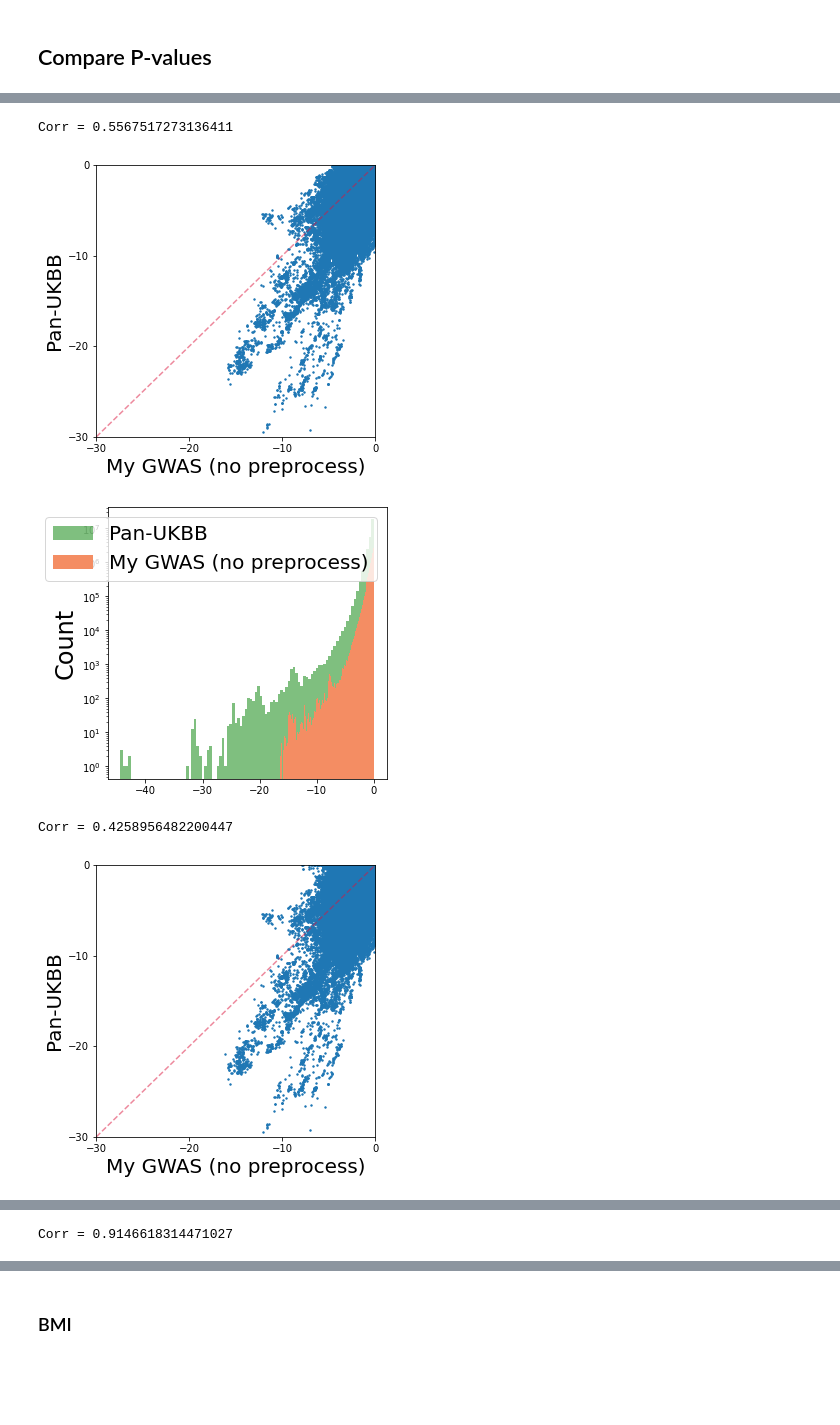
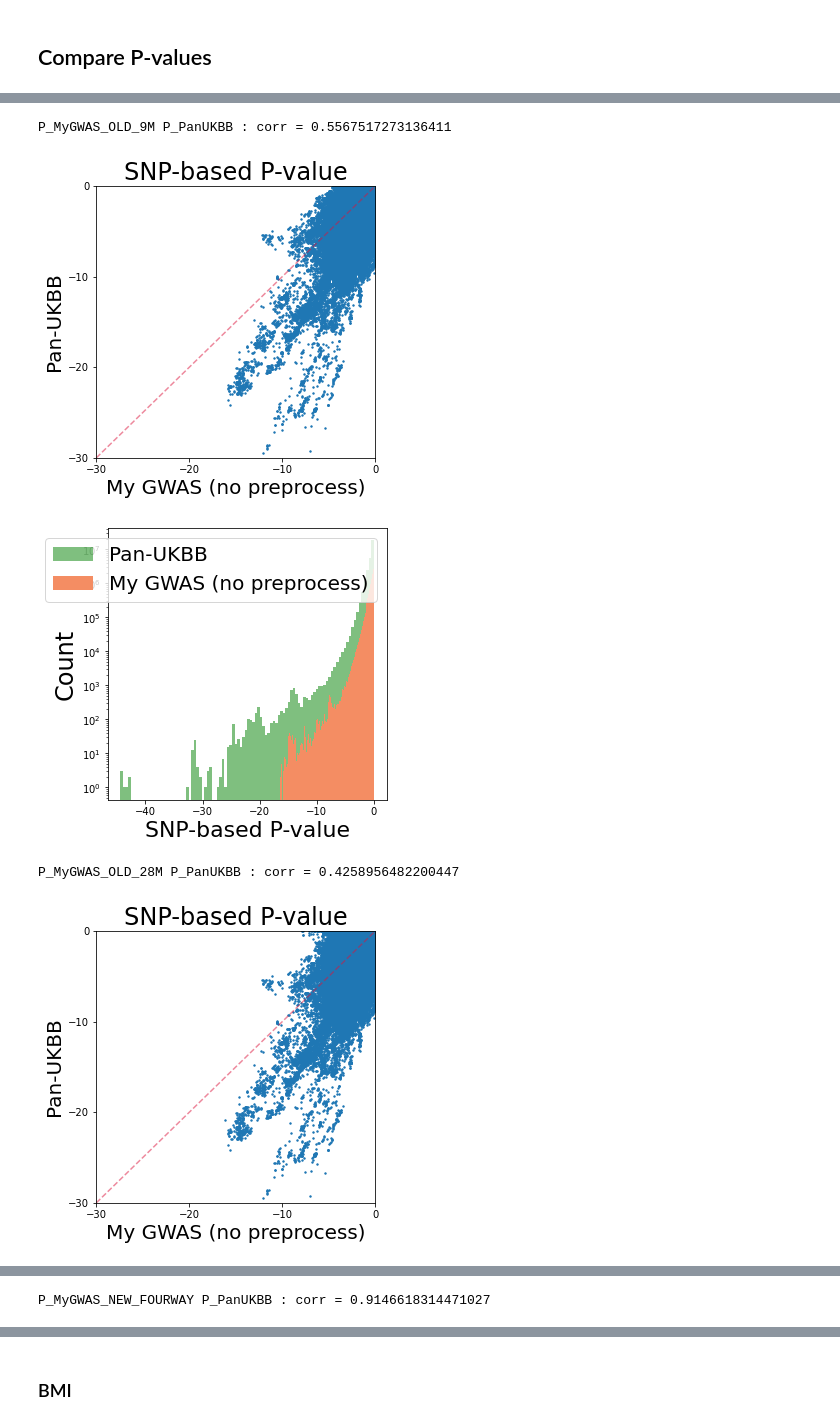
Before and after one commit to shtainze/ukbb, a Jupyter notebook: code/analysis/specific/20230605_01_05_sleep_GWAS_comparison.ipynb, the cells around one changed output, grey strips where cells are left out. Saved outputs shown, nothing was run; the diff lists cells and outputs as text; code cells hidden in the pictures; blank space fills up the shorter version.

```diff
--- a/code/analysis/specific/20230605_01_05_sleep_GWAS_comparison.ipynb
+++ b/code/analysis/specific/20230605_01_05_sleep_GWAS_comparison.ipynb
@@ -290,16 +325,11 @@ def func_venn2(set_genes_1, set_genes_2, list_names):
 # %%
 df_sumstat_mygwas_old_9m = polars_read(FILE_SUMSTAT_MYGWAS_OLD_9M, "P_MyGWAS_OLD_9M")
 df_sumstat_mygwas_old_28m = polars_read(FILE_SUMSTAT_MYGWAS_OLD_28M, "P_MyGWAS_OLD_28M")
+
 df_sumstat_mygwas_new_fourway = polars_read(FILE_SUMSTAT_MYGWAS_NEW_FOURWAY, "P_MyGWAS_NEW_FOURWAY")
-
-# Input + output: my current results - two-way
-DIR_MYGWAS_NEW_TWOWAY = os.path.join(DIR_MYGWAS_CURRENT, "1180-0.0_Chronotype_twoway_small_taihi")
-FILE_SUMSTAT_MYGWAS_NEW_TWOWAY = os.path.join(
-    DIR_MYGWAS_NEW_TWOWAY, "pval_for_magma.txt")
-FILE_ANNOTATED_MYGWAS_NEW_TWOWAY = os.path.join(
-    DIR_MYGWAS_NEW_TWOWAY, "magma", "with_p_correction.csv")
-
 df_sumstat_mygwas_new_twoway = polars_read(FILE_SUMSTAT_MYGWAS_NEW_TWOWAY, "P_MyGWAS_NEW_TWOWAY")
 df_sumstat_mygwas_new_definite = polars_read(FILE_SUMSTAT_MYGWAS_NEW_DEFINITE, "P_MyGWAS_NEW_DEFINITE")
+df_sumstat_mygwas_new_large = polars_read(FILE_SUMSTAT_MYGWAS_NEW_LARGE, "P_MyGWAS_NEW_LARGE")
+
 df_sumstat_panukbb = polars_read(FILE_SUMSTAT_PANUKBB_CHRONOTYPE, "P_PanUKBB")
 # %% [output]
@@ -320,3 +350,11 @@ df_sumstat_panukbb = polars_read(FILE_SUMSTAT_PANUKBB_CHRONOTYPE, "P_PanUKBB")
 │ X:154930230[b37]A,G   ┆ 0.0446684 │
 │ X:154930487[b37]T,A   ┆ 0.119867  │
 └───────────────────────┴───────────┘>
+# %%
+df_sumstat_mygwas_small_in_large = (
+    df_sumstat_mygwas_new_large
+    .join(df_sumstat_mygwas_new_fourway, on="SNP", how="inner")
+    .drop("P_MyGWAS_NEW_FOURWAY")
+)
+
+df_sumstat_mygwas_small_in_large.head
@@ -430,41 +438,55 @@ Corr = 0.808055367796656
 # %%
 func_compare_pval(df_sumstat_mygwas_old_9m, df_sumstat_panukbb, "SNP",
-                  "",
+                  "SNP-based P-value",
                   "P_MyGWAS_OLD_9M", "P_PanUKBB",
                   "My GWAS (no preprocess)", "Pan-UKBB",
                   False, 10
                  )
 
 func_compare_pval(df_sumstat_mygwas_old_28m, df_sumstat_panukbb, "SNP",
-                  "",
+                  "SNP-based P-value",
                   "P_MyGWAS_OLD_28M", "P_PanUKBB",
                   "My GWAS (no preprocess)", "Pan-UKBB",
                   False, 10
                  )
 
 func_compare_pval(df_sumstat_mygwas_new_fourway, df_sumstat_panukbb, "SNP",
-                  "",
+                  "SNP-based P-value",
                   "P_MyGWAS_NEW_FOURWAY", "P_PanUKBB",
-                  "My GWAS (four-way)", "Pan-UKBB",
+                  "My GWAS (small)", "Pan-UKBB",
                   False, 10
                  )
 
 func_compare_pval(df_sumstat_mygwas_new_twoway, df_sumstat_panukbb, "SNP",
-                  "",
+                  "SNP-based P-value",
                   "P_MyGWAS_NEW_TWOWAY", "P_PanUKBB",
                   "My GWAS (two-way)", "Pan-UKBB",
                   False, 10
                  )
 
 func_compare_pval(df_sumstat_mygwas_new_definite, df_sumstat_panukbb, "SNP",
-                  "",
+                  "SNP-based P-value",
                   "P_MyGWAS_NEW_DEFINITE", "P_PanUKBB",
                   "My GWAS (definite)", "Pan-UKBB",
                   False, 10
                  )
+
+func_compare_pval(df_sumstat_mygwas_small_in_large, df_sumstat_panukbb, "SNP",
+                  "SNP-based P-value",
+                  "P_MyGWAS_NEW_LARGE", "P_PanUKBB",
+                  "My GWAS (large_truncated)", "Pan-UKBB",
+                  False, 10
+                 )
+
+func_compare_pval(df_sumstat_mygwas_new_large, df_sumstat_panukbb, "SNP",
+                  "SNP-based P-value",
+                  "P_MyGWAS_NEW_LARGE", "P_PanUKBB",
+                  "My GWAS (large)", "Pan-UKBB",
+                  False, 10
+                 )
 # %% [output]
-Corr = 0.5567517273136411
+P_MyGWAS_OLD_9M P_PanUKBB : corr = 0.5567517273136411
-[figure, old version]
+[figure, new version]
-[figure, old version]
+[figure, new version]
-Corr = 0.4258956482200447
+P_MyGWAS_OLD_28M P_PanUKBB : corr = 0.4258956482200447
-[figure, old version]
+[figure, new version]
@@ -472 +494 @@ Corr = 0.4258956482200447
-Corr = 0.9146618314471027
+P_MyGWAS_NEW_FOURWAY P_PanUKBB : corr = 0.9146618314471027
```
Also changed, not shown: parts of 20 cells of this notebook, 15 other files.
